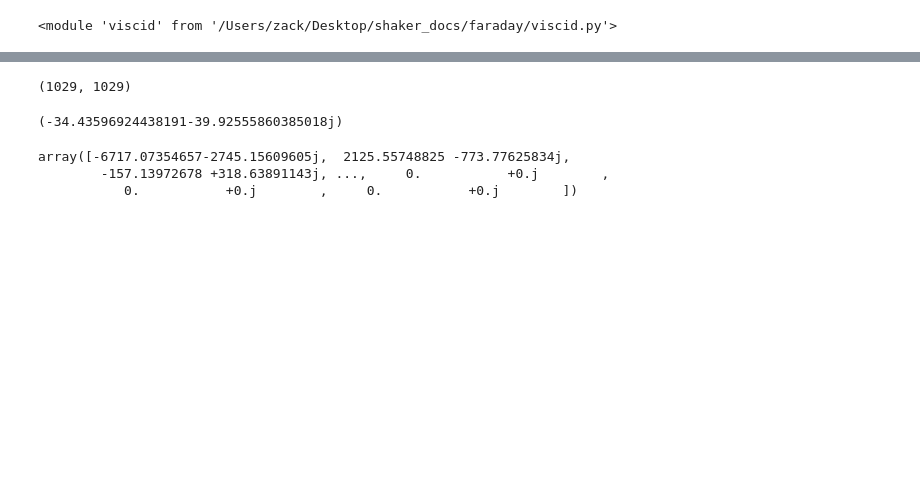
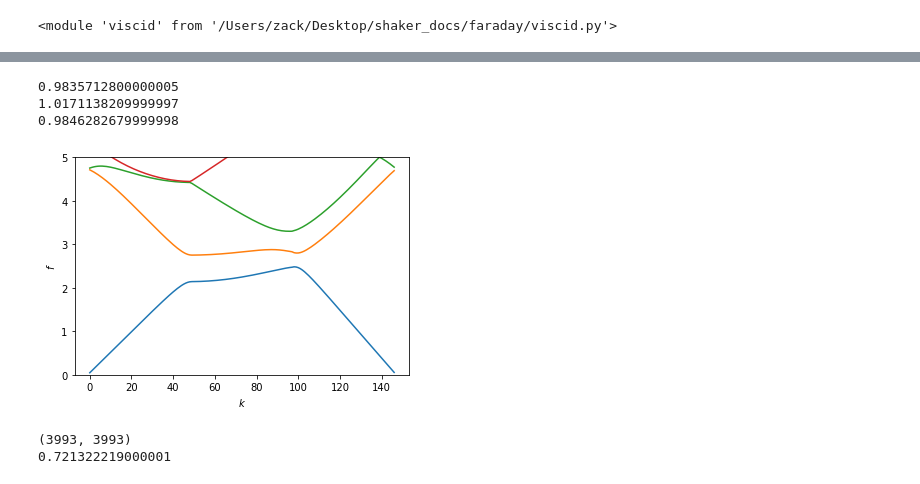
Before and after one commit to znicolaou/faraday, a Jupyter notebook: viscid_notebook.ipynb, the cells around one changed output, grey strips where cells are left out. Cells and saved outputs as stored; diff of their text form; code cells hidden in the pictures; blank space fills up the shorter version.

```diff
--- a/viscid_notebook.ipynb
+++ b/viscid_notebook.ipynb
@@ -44,17 +16,69 @@ print(stop-start)
+# %%
+num=50
+
+start=timeit.default_timer()
+ks=np.arange(1,num)/num*args.k2y/2
+evalssweep1=[]
+for k in ks:
+    F,G=viscid.inviscid_mat(0,k)
+    Fflattened=np.transpose(F[0,0],(0,2,1,3)).reshape(((2*args.Nx+1)*(2*args.Ny+1),(2*args.Nx+1)*(2*args.Ny+1)))
+    Gflattened=np.transpose(G[0,0],(0,2,1,3)).reshape(((2*args.Nx+1)*(2*args.Ny+1),(2*args.Nx+1)*(2*args.Ny+1)))
+    evals,evecs=eig(Fflattened,Gflattened)
+    evalssweep1=evalssweep1+[evals]
+stop=timeit.default_timer()
+print(stop-start)
+
+start=timeit.default_timer()
+kxs2=args.k2x/2+np.arange(1,num)/num*((2*args.k2x + args.k1x)/3 - args.k2x/2)
+kys2=args.k2y/2+np.arange(1,num)/num*((2*args.k2y + args.k1y)/3 - args.k2y/2)
+evalssweep2=[]
+for i in range(num-1):
+    F,G=viscid.inviscid_mat(kxs2[i],kys2[i])
+    Fflattened=np.transpose(F[0,0],(0,2,1,3)).reshape(((2*args.Nx+1)*(2*args.Ny+1),(2*args.Nx+1)*(2*args.Ny+1)))
+    Gflattened=np.transpose(G[0,0],(0,2,1,3)).reshape(((2*args.Nx+1)*(2*args.Ny+1),(2*args.Nx+1)*(2*args.Ny+1)))
+    evals,evecs=eig(Fflattened,Gflattened)
+    evalssweep2=evalssweep2+[evals]
+stop=timeit.default_timer()
+print(stop-start)
+
+start=timeit.default_timer()
+kxs3=np.arange(1,num)/num*((2*args.k2x + args.k1x)/3)
+kys3=np.arange(1,num)/num*((2*args.k2y + args.k1y)/3)
+evalssweep3=[]
+for i in range(num-1):
+    F,G=viscid.inviscid_mat(kxs3[i],kys3[i])
+    Fflattened=np.transpose(F[0,0],(0,2,1,3)).reshape(((2*args.Nx+1)*(2*args.Ny+1),(2*args.Nx+1)*(2*args.Ny+1)))
+    Gflattened=np.transpose(G[0,0],(0,2,1,3)).reshape(((2*args.Nx+1)*(2*args.Ny+1),(2*args.Nx+1)*(2*args.Ny+1)))
+    evals,evecs=eig(Fflattened,Gflattened)
+    evalssweep3=evalssweep3+[evals]
+stop=timeit.default_timer()
+print(stop-start)
+# %% [output]
+0.9835712800000005
+1.0171138209999997
+0.9846282679999998
+# %%
+vals1=np.sort(np.abs(np.imag(np.array(evalssweep1)**0.5/(2*np.pi))),axis=1)
+vals2=np.sort(np.abs(np.imag(np.array(evalssweep2)**0.5/(2*np.pi))),axis=1)
+vals3=np.flip(np.sort(np.abs(np.imag(np.array(evalssweep3)**0.5/(2*np.pi))),axis=1),axis=0)
+
+plt.ylim(0,5)
+plt.plot(np.concatenate([vals1,vals2,vals3]))
+plt.xlabel('$k$')
+plt.ylabel('$f$')
+plt.show()
+# %% [output]
+[figure, added]
 # %%
+start=timeit.default_timer()
+
 E=viscid.viscid_mat(2*np.pi*args.freq/2,0,args.k2y/2)
 E.shape
 flattened=np.transpose(E,(0,2,4,6,1,3,5,7)).reshape((3*(2*args.Nx+1)*(2*args.Ny+1)*(2*args.Nt+1),3*(2*args.Nx+1)*(2*args.Ny+1)*(2*args.Nt+1)))
-flattened.shape
+print(flattened.shape)
+
+stop=timeit.default_timer()
+print(stop-start)
 # %% [output]
-(1029, 1029)
+(3993, 3993)
+0.721322219000001
-# %%
-E[0,0,3,3,3,3,3,3]
-# %% [output]
-(-34.43596924438191-39.92555860385018j)
-# %%
-flattened[0]
-# %% [output]
-array([-6717.07354657-2745.15609605j,  2125.55748825 -773.77625834j,
-        -157.13972678 +318.63891143j, ...,     0.           +0.j        ,
-           0.           +0.j        ,     0.           +0.j        ])
```
Also changed, not shown: parts of 7 cells of this notebook, 6 other files.
